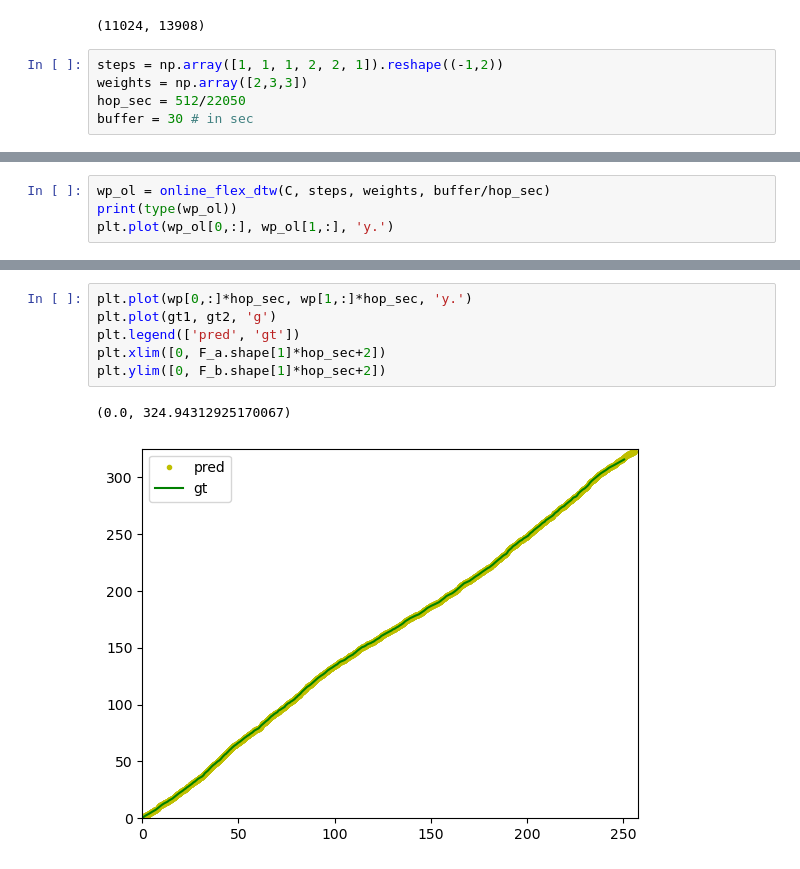
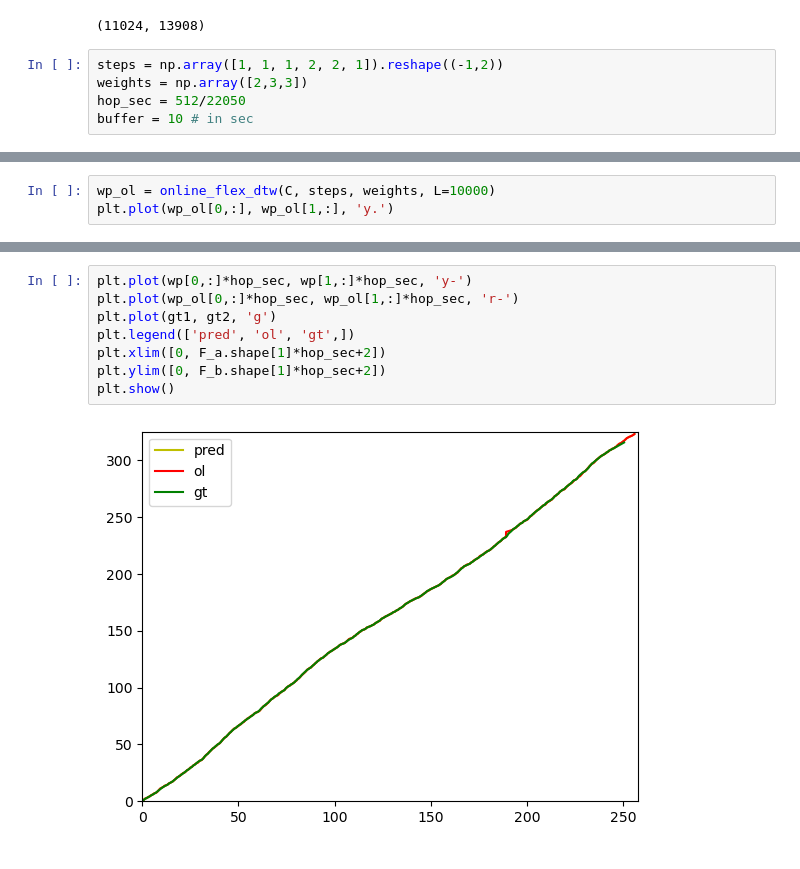
Before and after one commit to dherreravicioso/Online-DTW, a Jupyter notebook: online-dtw.ipynb, the cells around one changed output, grey strips where cells are left out. Drawn from its saved outputs; the diff is of its cells as text.

```diff
--- a/online-dtw.ipynb
+++ b/online-dtw.ipynb
@@ -304,7 +308,7 @@ print(C.shape)
 steps = np.array([1, 1, 1, 2, 2, 1]).reshape((-1,2))
 weights = np.array([2,3,3])
 hop_sec = 512/22050
-buffer = 30 # in sec
+buffer = 10 # in sec
 # %%
 annotfile_a = "/home/dherrera/ttmp/alignment_data/Chopin_Op017No4_Ashkenazy-1981_pid9058-13.beat"
 annotfile_b = "/home/dherrera/ttmp/alignment_data/Chopin_Op017No4_Block-1995_pid9064-04.beat"
@@ -312,5 +317,4 @@ gt1, gt2 = getTimestamps(annotfile_a, annotfile_b)
 # %%
-wp_ol = online_flex_dtw(C, steps, weights, buffer/hop_sec)
-print(type(wp_ol))
+wp_ol = online_flex_dtw(C, steps, weights, L=10000)
 plt.plot(wp_ol[0,:], wp_ol[1,:], 'y.')
 # %% [output]
@@ -351,9 +336,10 @@ plt.axvline(mapFrame(gt1[-1], gt2[-1], (F_a.shape[1]*hop_sec, F_b.shape[1]*hop_s
 # %%
-plt.plot(wp[0,:]*hop_sec, wp[1,:]*hop_sec, 'y.')
+plt.plot(wp[0,:]*hop_sec, wp[1,:]*hop_sec, 'y-')
+plt.plot(wp_ol[0,:]*hop_sec, wp_ol[1,:]*hop_sec, 'r-')
 plt.plot(gt1, gt2, 'g')
-plt.legend(['pred', 'gt'])
+plt.legend(['pred', 'ol', 'gt',])
 plt.xlim([0, F_a.shape[1]*hop_sec+2])
 plt.ylim([0, F_b.shape[1]*hop_sec+2])
+plt.show()
 # %% [output]
-(0.0, 324.94312925170067)
-[figure, old version]
+[figure, new version]
```
Also changed, not shown: parts of 12 cells of this notebook.
